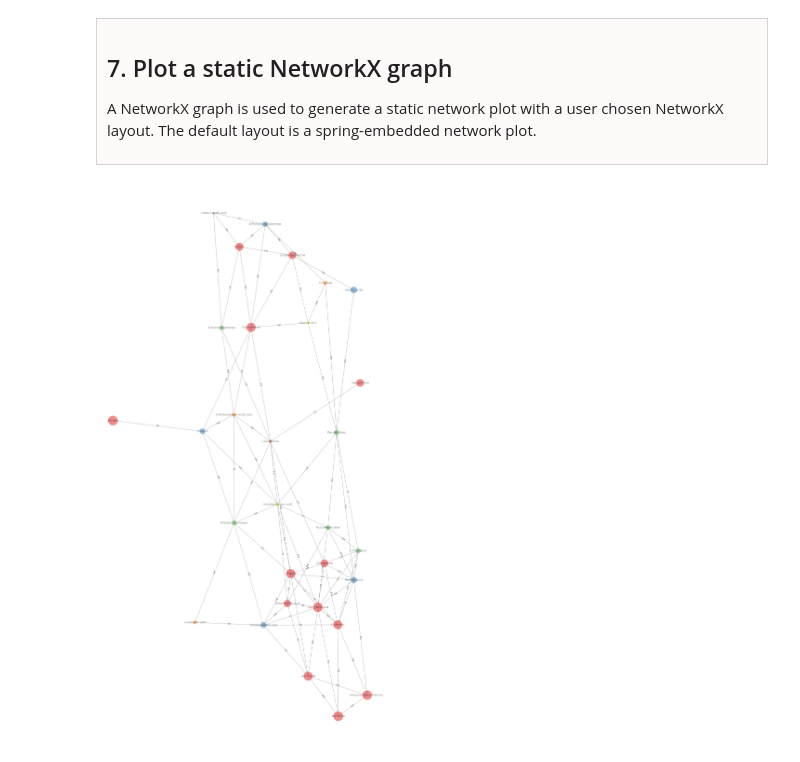
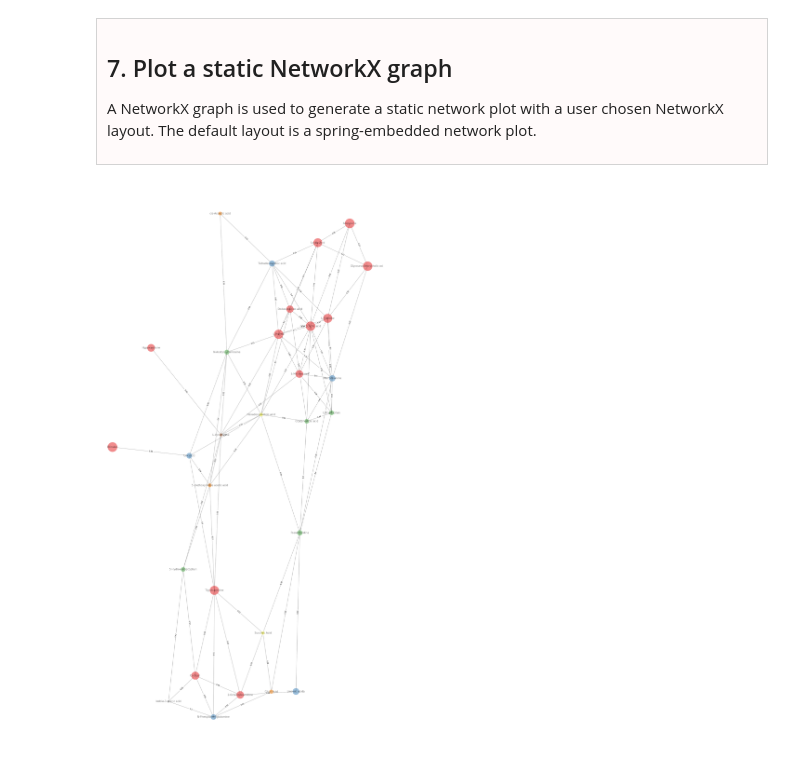
Before and after one commit to brettChapman/multivis_tutorials, a Jupyter notebook: Tutorial5.ipynb, the cells around one changed output. Saved outputs shown, nothing was run; the diff lists cells and outputs as text; code cells hidden in the pictures.

```diff
--- a/Tutorial5.ipynb
+++ b/Tutorial5.ipynb
@@ -58,7 +58,7 @@ Please inspect the <a href="Data.xlsx">Excel file</a> before using it in this tu
 
 </div></div>
 # %%
-file = 'NathanDataPub.xlsx'
+file = 'Altitude_Data.xlsx'
 
 DataTable,PeakTable = multivis.utils.loadData(home + file, DataSheet='Data', PeakSheet='Peak')
 # %% [output]
@@ -166,31 +168,28 @@ The similarities are filtered and put in a dataframe of edges, where nodes repre
 # %%
 network = multivis.Network(peaktable=PeakTable, similarities=Scores, pvalues=Pvalues)
 
-#general_params = dict({'filterScoreType': 'Pvalue'
+#params = dict({'filterScoreType': 'Pvalue'
 #               , 'hard_threshold': 0.001
 #               , 'link_type': 'Score'
 #               , 'sign': 'pos'})
 
-node_params = dict({'node_color_column': 'pvalue'    #If node_color_column set to colour values it overides the use of node_cmap
-                   , 'node_cmap': 'Set1'})           #The colour map of the nodes
-
-general_params = dict({'filterScoreType': 'Pvalue'   #The filer type to use for the similarities matrix ('Pvalue' or 'Score')
+params = dict({'filter_type': 'pvalue'   #The filter type to use for the similarities matrix ('Pvalue' or 'Score')
                , 'hard_threshold': 0.1               #The hard threshold to apply to the similarities matrix
                , 'link_type': 'score'                #The link type to use within the network ('score' or 'pvalue')
                , 'sign': 'pos'})                     #The sign of the similarities ('pos', 'neg' or 'both')
 
-#general_params = dict({'filterScoreType': 'Pvalue'
+#params = dict({'filterScoreType': 'Pvalue'
 #               , 'hard_threshold': 0.001
 #               , 'link_type': 'Pvalue'
 #               , 'sign': 'pos'})
-#general_params = dict({'filterScoreType': 'Score'
+#params = dict({'filterScoreType': 'Score'
 #                , 'hard_threshold': 0.7
 #                , 'link_type': 'Score'
 #                ,'sign': 'pos'})
 
-network.set_params(**general_params,**node_params)
+network.set_params(**params)
 
-network.run()
+network.build()
 
 g = network.getNetworkx()
 # %% [markdown]
@@ -204,31 +203,34 @@ A NetworkX graph is used to generate a static network plot with a user chosen Ne
 # %%
 networkPlot = multivis.plotNetwork(g)
 
-node_params = dict({'sizing_column': 'pvalue'                 #The column from the Peak Table to use for sizing the nodes
+node_params = dict({'node_cmap': 'Set1'                       #The colour map of the nodes
+                    , 'node_color_column': 'pvalue'           #If node_color_column set to colour values it overides the use of node_cmap
+                    , 'colorScale': 'linear'                  #The scale to use for colouring the nodes
+                    , 'sizing_column': 'pvalue'               #The column from the Peak Table to use for sizing the nodes
                     , 'sizeScale': 'reverse_linear'           #The scale to use for sizing the nodes
                     , 'size_range': (150,3000)                #The size range for the nodes
                     , 'alpha': 0.5                            #The alpha opacity value for the nodes
                     , 'nodeLabels': True                      #If setting to 'True' labels the nodes
                     , 'fontSize': 15                          #The font size of the labels on the nodes
                     , 'keepSingletons': False})               #If setting to 'True' keeps any single nodes not linked by edges
 
 filter_params = dict({'column': 'pvalue'                      #The column to filter the data on
                       , 'threshold':  1.0                     #The threshold to use when filtering the data
                       , 'operator': '>'                       #The operator to apply when filtering the data
                       , 'sign': "pos"})                       #The sign of the similarities ('pos', 'neg' or 'both')
 
 general_params = dict({'imageFileName': 'springNetwork.png'   #File name to save image to
                        , 'edgeLabels': True                   #If setting to 'True' labels the edges with the similarity score
                        , 'saveImage': True                    #If setting to 'True' saves the image
                        , 'layout': 'spring'                   #The NetworkX layout to apply ('circular', 'kamada_kawai', 'random', 'spring', 'spectral')
                        , 'dpi': 200                           #The DPI of the image
                        , 'figSize': (30,60)})                 #Figure size (width,height)
 
 networkPlot.set_params(**general_params,**node_params,**filter_params)
 
-networkPlot.run()
+networkPlot.build()
 # %% [output]
-[figure, old version]
+[figure, new version]
 # %% [markdown]
 <div style="background-color:rgb(255, 250, 250); padding:10px;  border: 1px solid lightgrey; padding-left: 1em; padding-right: 1em;">
 
```
Also changed, not shown: parts of 16 cells of this notebook, 16 other files.
